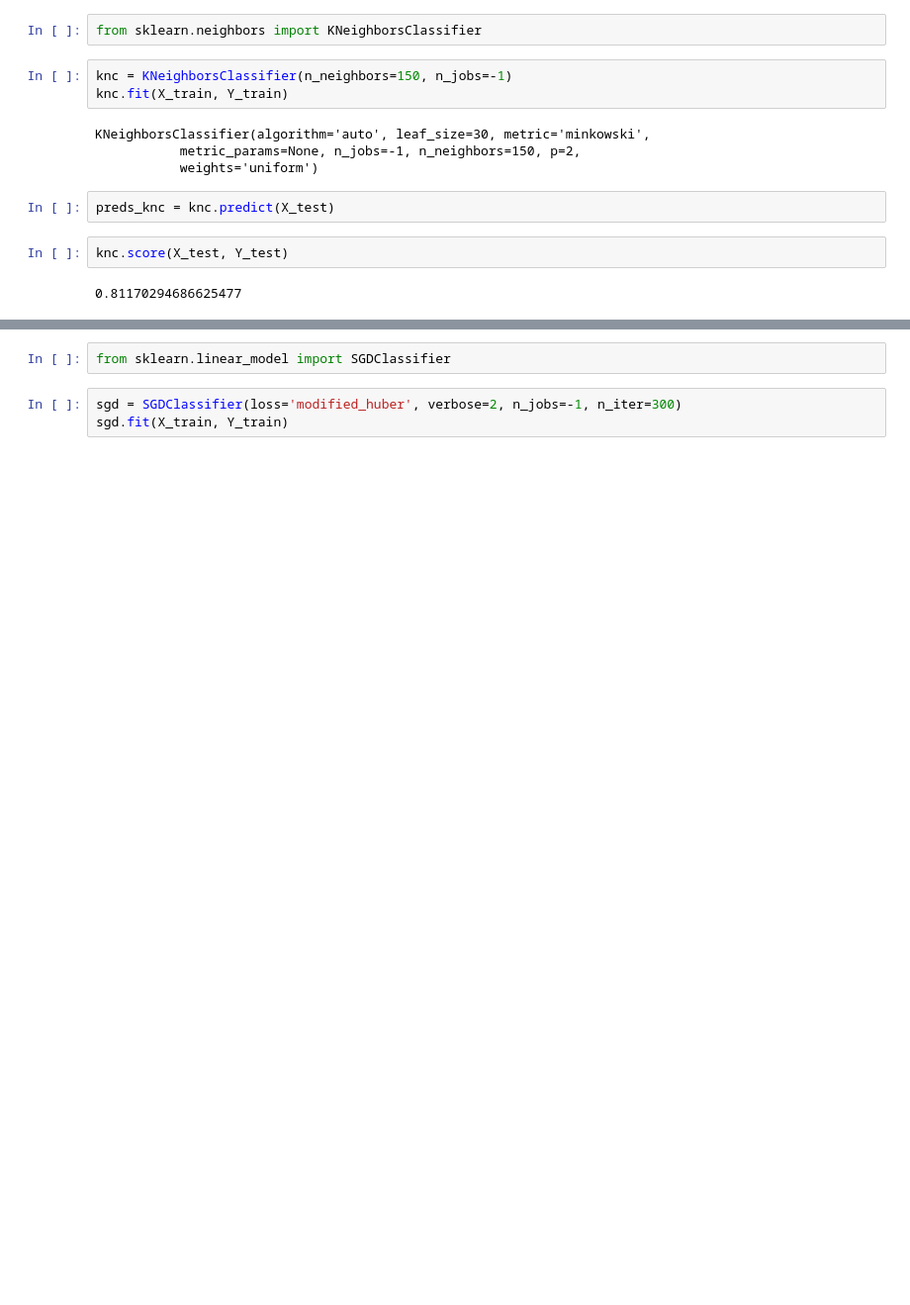
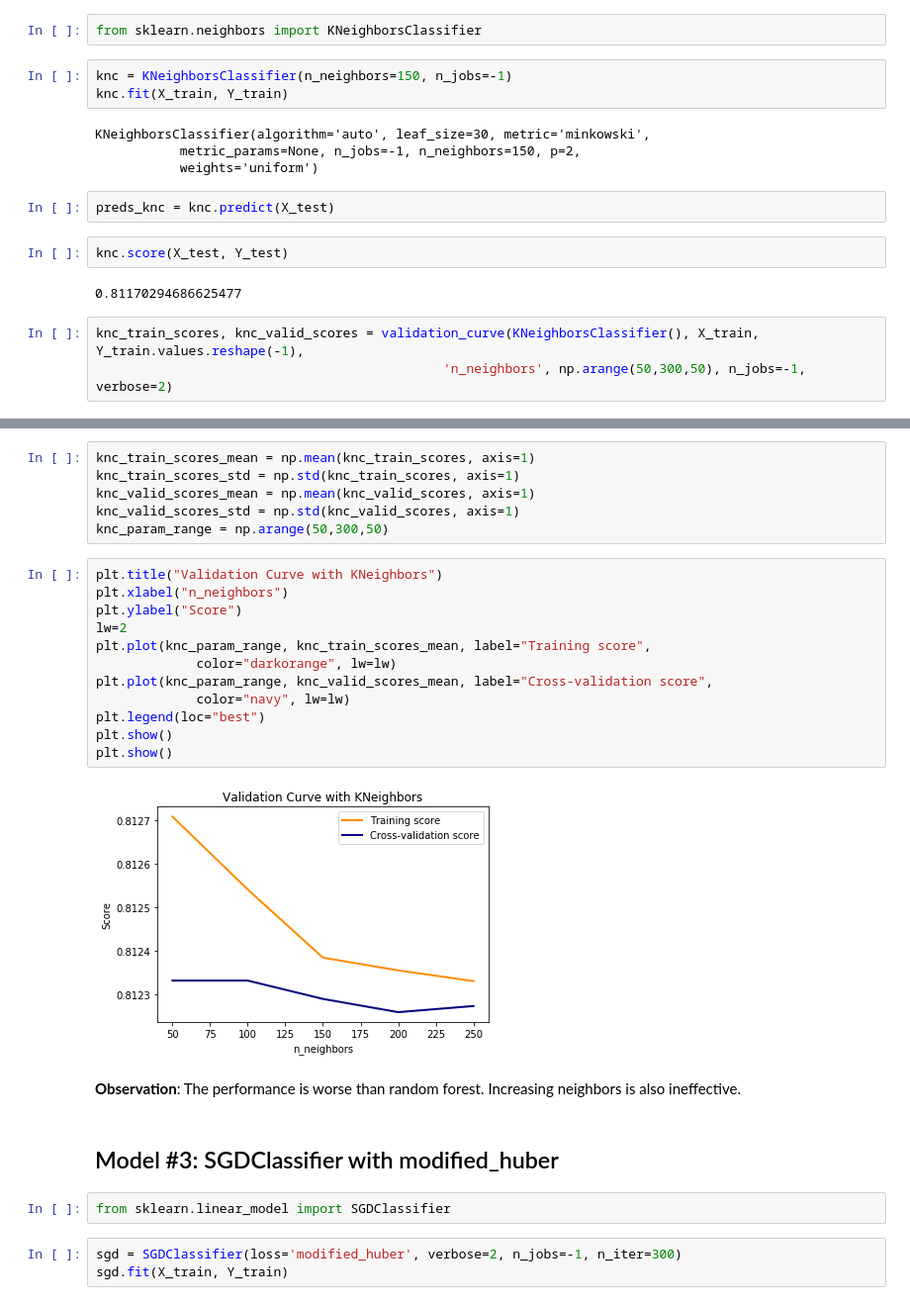
Before and after one commit to jincongho/Bank-Indessa, a Jupyter notebook: 1. First Dive with Random Forest.ipynb, the cells around one changed output, grey strips where cells are left out. Shown at 99% size. Saved outputs shown, nothing was run; the diff lists cells and outputs as text; blank space fills up the shorter version.

```diff
--- a/1. First Dive with Random Forest.ipynb
+++ b/1. First Dive with Random Forest.ipynb
@@ -322,3 +382,6 @@ preds_knc = knc.predict(X_test)
 knc.score(X_test, Y_test)
 # %% [output]
 0.81170294686625477
+# %%
+knc_train_scores, knc_valid_scores = validation_curve(KNeighborsClassifier(), X_train, Y_train.values.reshape(-1),
+                                             'n_neighbors', np.arange(50,300,50), n_jobs=-1, verbose=2)
@@ -325,3 +415,27 @@ knc.score(X_test, Y_test)
+# %%
+knc_train_scores_mean = np.mean(knc_train_scores, axis=1)
+knc_train_scores_std = np.std(knc_train_scores, axis=1)
+knc_valid_scores_mean = np.mean(knc_valid_scores, axis=1)
+knc_valid_scores_std = np.std(knc_valid_scores, axis=1)
+knc_param_range = np.arange(50,300,50)
+# %%
+plt.title("Validation Curve with KNeighbors")
+plt.xlabel("n_neighbors")
+plt.ylabel("Score")
+lw=2
+plt.plot(knc_param_range, knc_train_scores_mean, label="Training score",
+             color="darkorange", lw=lw)
+plt.plot(knc_param_range, knc_valid_scores_mean, label="Cross-validation score",
+             color="navy", lw=lw)
+plt.legend(loc="best")
+plt.show()
+plt.show()
+# %% [output]
+[figure, added]
+# %% [markdown]
+**Observation**: The performance is worse than random forest. Increasing neighbors is also ineffective.
+# %% [markdown]
+## Model #3: SGDClassifier with modified_huber
 # %%
 from sklearn.linear_model import SGDClassifier
 # %%
```
Also changed, not shown: parts of 25 cells of this notebook, 2 other files.
